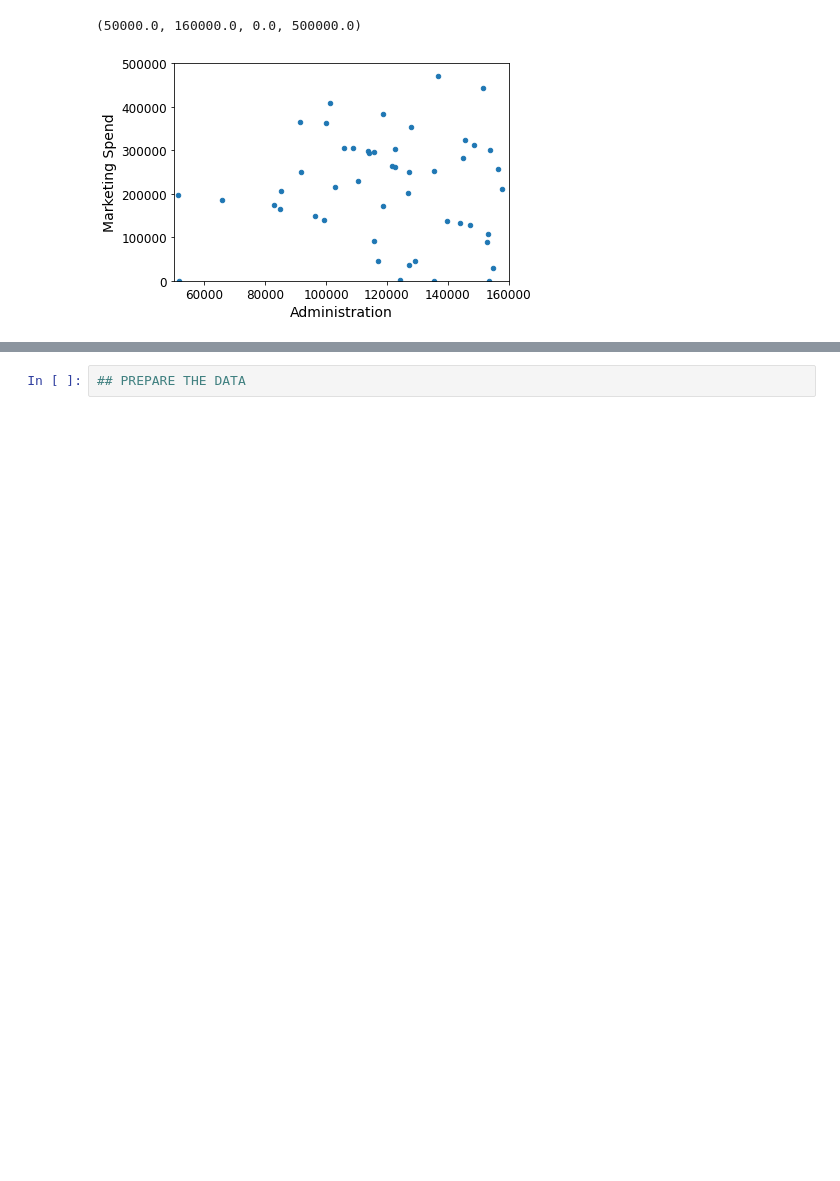
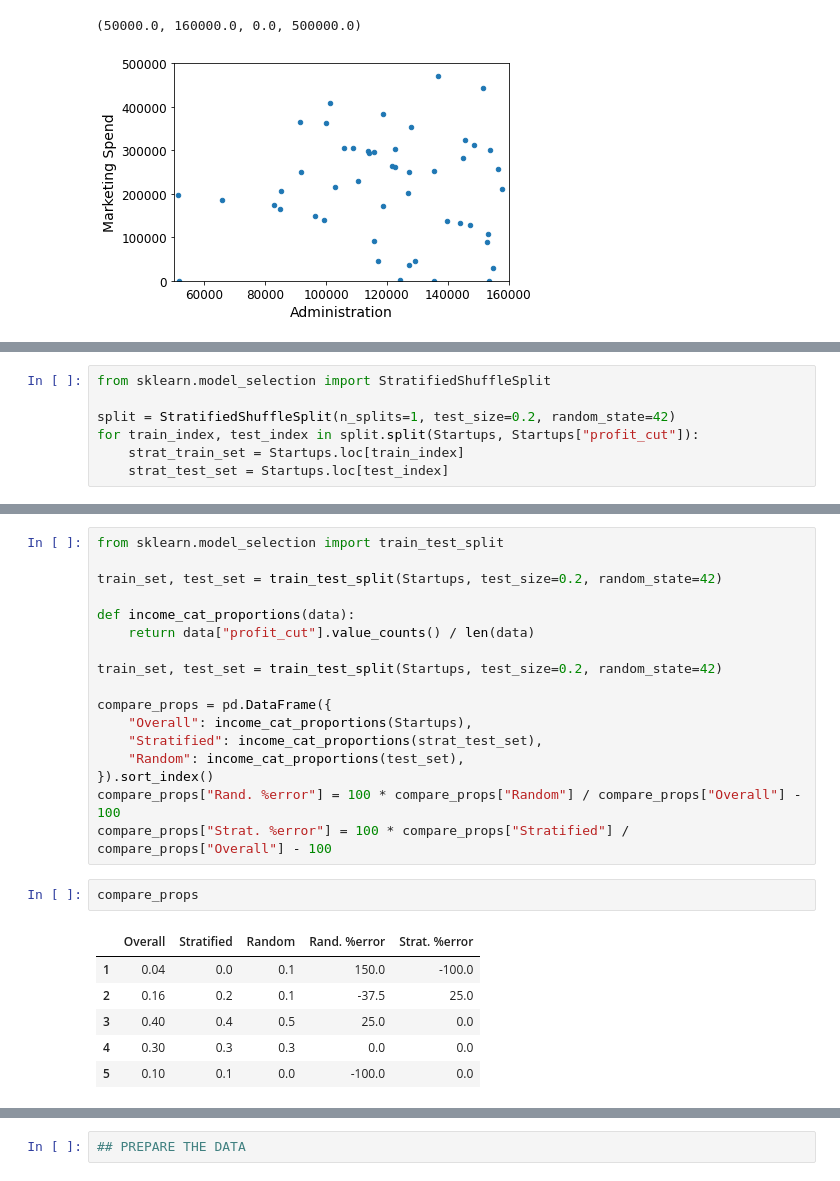
Before and after one commit to SorenHersomNielsen/Mandatory-project, a Jupyter notebook: Untitled.ipynb, the cells around one changed output, grey strips where cells are left out. Cells and saved outputs as stored; diff of their text form; blank space fills up the shorter version.

```diff
--- a/Untitled.ipynb
+++ b/Untitled.ipynb
@@ -94,0 +110,7 @@ plt.axis([50000, 160000, 0, 500000])
+# %%
+from sklearn.model_selection import StratifiedShuffleSplit
+
+split = StratifiedShuffleSplit(n_splits=1, test_size=0.2, random_state=42)
+for train_index, test_index in split.split(Startups, Startups["profit_cut"]):
+    strat_train_set = Startups.loc[train_index]
+    strat_test_set = Startups.loc[test_index]
@@ -94,0 +135,26 @@ plt.axis([50000, 160000, 0, 500000])
+# %%
+from sklearn.model_selection import train_test_split
+
+train_set, test_set = train_test_split(Startups, test_size=0.2, random_state=42)
+
+def income_cat_proportions(data):
+    return data["profit_cut"].value_counts() / len(data)
+
+train_set, test_set = train_test_split(Startups, test_size=0.2, random_state=42)
+
+compare_props = pd.DataFrame({
+    "Overall": income_cat_proportions(Startups),
+    "Stratified": income_cat_proportions(strat_test_set),
+    "Random": income_cat_proportions(test_set),
+}).sort_index()
+compare_props["Rand. %error"] = 100 * compare_props["Random"] / compare_props["Overall"] - 100
+compare_props["Strat. %error"] = 100 * compare_props["Stratified"] / compare_props["Overall"] - 100
+# %%
+compare_props
+# %% [output]
+|  | Overall | Stratified | Random | Rand. %error | Strat. %error |
+| 1 | 0.04 | 0.0 | 0.1 | 150.0 | -100.0 |
+| 2 | 0.16 | 0.2 | 0.1 | -37.5 | 25.0 |
+| 3 | 0.40 | 0.4 | 0.5 | 25.0 | 0.0 |
+| 4 | 0.30 | 0.3 | 0.3 | 0.0 | 0.0 |
+| 5 | 0.10 | 0.1 | 0.0 | -100.0 | 0.0 |
```
Also changed, not shown: parts of 18 cells of this notebook.
